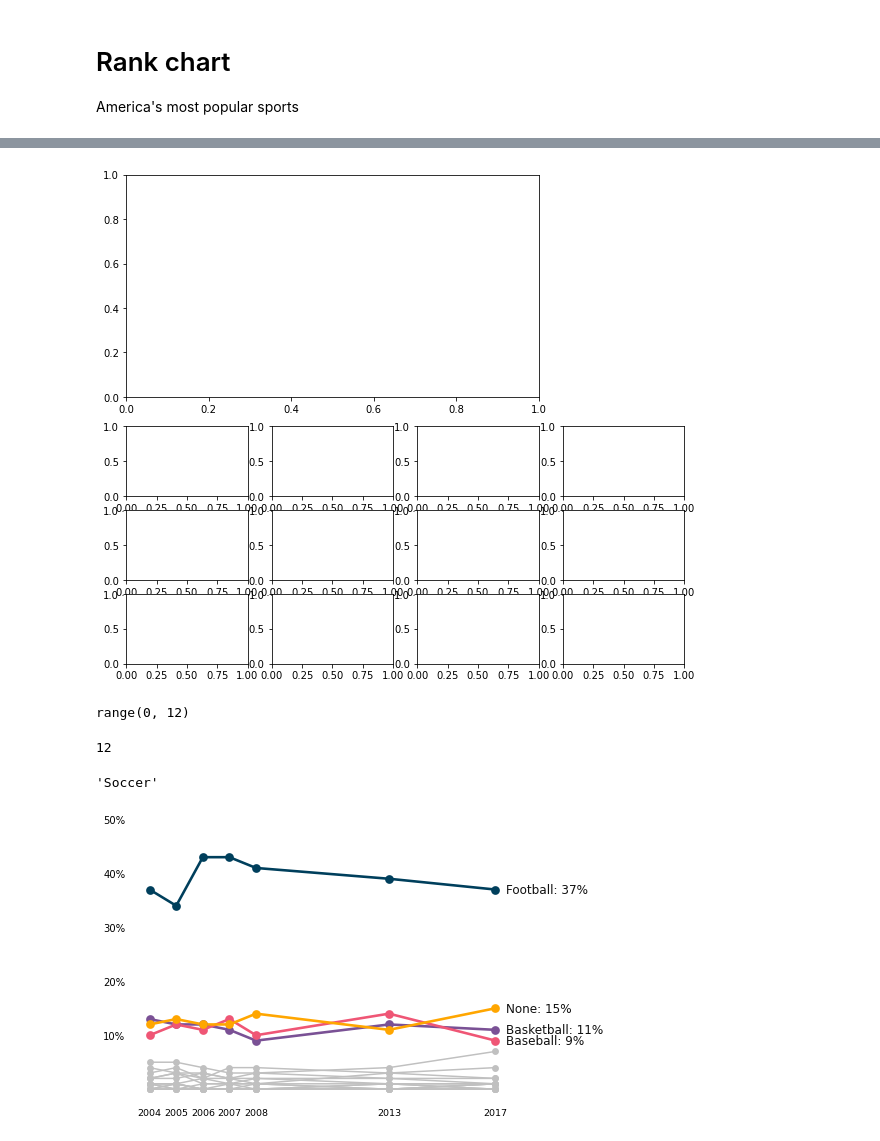
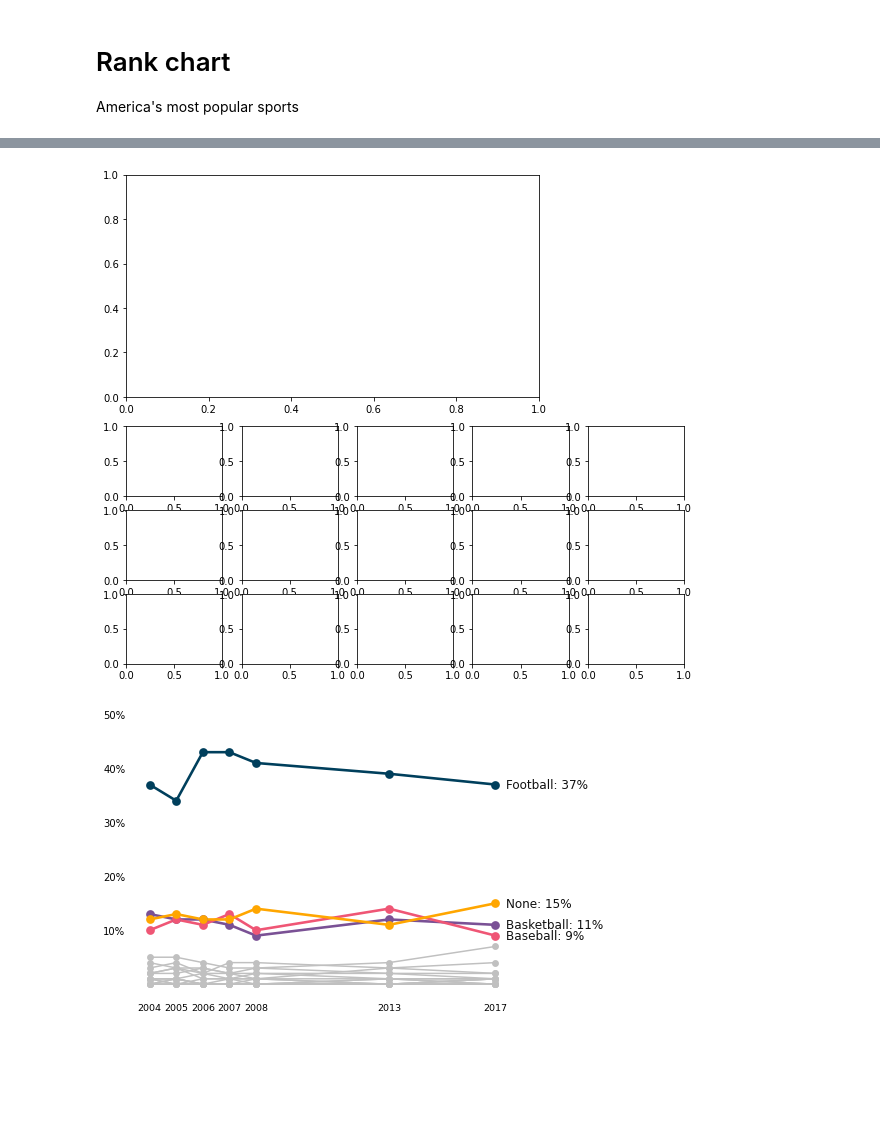
Before and after one commit to Lisa-Ho/makeover-monday, a Jupyter notebook: 2020-W01/makeover-monday-2020-w01.ipynb, the cells around one changed output, grey strips where cells are left out. Drawn from its saved outputs; the diff is of its cells as text; code cells hidden in the pictures; blank space fills up the shorter version.

Commit message:
finished final chart for 2020-W01

```diff
--- a/2020-W01/makeover-monday-2020-w01.ipynb
+++ b/2020-W01/makeover-monday-2020-w01.ipynb
@@ -163,35 +181,26 @@ plt.show()
 # %%
-# Initialise Figure
+# play around with layout
 fig = plt.figure(figsize=(10,9))
 
 # Add axes objects of the size we want
 ax  = plt.subplot2grid(shape=(2,4), loc=(0,0), colspan=3)
-ax1 = fig.add_subplot(6,4,13)
-ax2 = fig.add_subplot(6,4,14)
-ax3 = fig.add_subplot(6,4,15)
-ax4 = fig.add_subplot(6,4,16)
-ax5 = fig.add_subplot(6,4,17)
-ax6 = fig.add_subplot(6,4,18)
-ax7 = fig.add_subplot(6,4,19)
-ax8 = fig.add_subplot(6,4,20)
-ax9 = fig.add_subplot(6,4,21)
-ax10 = fig.add_subplot(6,4,22)
-ax11 = fig.add_subplot(6,4,23)
-ax12 = fig.add_subplot(6,4,24)
+ax1 = fig.add_subplot(6,5,16)
+ax2 = fig.add_subplot(6,5,17)
+ax3 = fig.add_subplot(6,5,18)
+ax4 = fig.add_subplot(6,5,19)
+ax5 = fig.add_subplot(6,5,20)
+ax6 = fig.add_subplot(6,5,21)
+ax7 = fig.add_subplot(6,5,22)
+ax8 = fig.add_subplot(6,5,23)
+ax9 = fig.add_subplot(6,5,24)
+ax10 = fig.add_subplot(6,5,25)
+ax11 = fig.add_subplot(6,5,26)
+ax12 = fig.add_subplot(6,5,27)
+ax13 = fig.add_subplot(6,5,28)
+ax14 = fig.add_subplot(6,5,29)
+ax15 = fig.add_subplot(6,5,30)
 
 plt.show()
 # %% [output]
-[figure, old version]
+[figure, new version]
-# %%
-range(len(axes))
-# %% [output]
-range(0, 12)
-# %%
-len(axes)
-# %% [output]
-12
-# %%
-SPORTS[3]
-# %% [output]
-'Soccer'
 # %%
```
Also changed, not shown: parts of 6 cells of this notebook, 1 other file.
